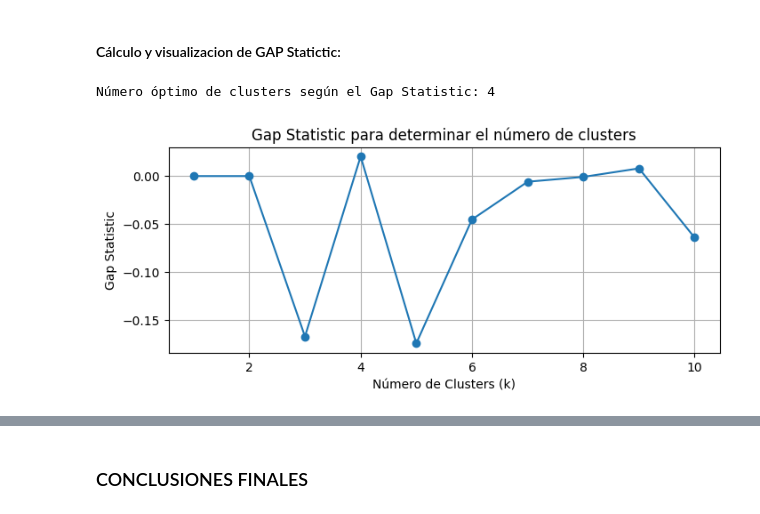
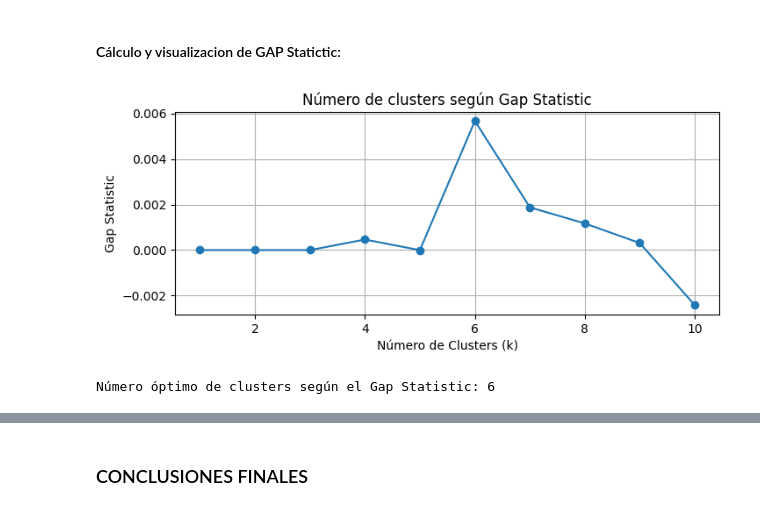
Before and after one commit to CaroRuiz92/TPs_Mineria_Datos, a Jupyter notebook: TP1/Trabajo_Practico_Nro_1_Bartomioli_Ruiz.ipynb, the cells around one changed output, grey strips where cells are left out. Drawn from its saved outputs; the diff is of its cells as text; code cells hidden in the pictures.

```diff
--- a/TP1/Trabajo_Practico_Nro_1_Bartomioli_Ruiz.ipynb
+++ b/TP1/Trabajo_Practico_Nro_1_Bartomioli_Ruiz.ipynb
@@ -918,16 +919,16 @@ def calculate_intra_cluster_dispersion(X, k):
 gaps = []
 max_k = 10
 
-# Calcula el Gap Statistic para determinar el número óptimo de clusters
+# Gap Statistic para determinar el número de clusters
 for k in range(1, max_k + 1):
     # Calculo la inercia real sobre mis datos reales
     real_inertia = calculate_intra_cluster_dispersion(X_scaled, k)
-    #Calculo la inercia de datos aleatorios con la misma estructura que mis datos originales
+    # Calculo la inercia de datos aleatorios en el mismo rango que mis datos originales
     inertia_list = []
     for _ in range(10):
-      random_data = np.random.rand(*X_scaled.shape)
-      intra_cluster_dispersion = calculate_intra_cluster_dispersion(random_data, k)
-      inertia_list.append(intra_cluster_dispersion)
+        random_data = np.random.uniform(X_scaled.min(axis=0), X_scaled.max(axis=0), size=X_scaled.shape)
+        intra_cluster_dispersion = calculate_intra_cluster_dispersion(random_data, k)
+        inertia_list.append(intra_cluster_dispersion)
 
     reference_inertia = np.mean(inertia_list)
 
@@ -936,15 +937,15 @@ for k in range(1, max_k + 1):
 
 optimal_k = np.argmax(gaps) + 1
 # %%
-print("Número óptimo de clusters según el Gap Statistic:", optimal_k)
-
 plt.figure(figsize=(8, 3))
 plt.plot(range(1, max_k + 1), gaps, marker='o')
 plt.xlabel('Número de Clusters (k)')
 plt.ylabel('Gap Statistic')
-plt.title('Gap Statistic para determinar el número de clusters')
+plt.title('Número de clusters según Gap Statistic')
 plt.grid()
 plt.show()
+
+print("Número óptimo de clusters según el Gap Statistic:", optimal_k)
 # %% [output]
+[figure, new version]
-Número óptimo de clusters según el Gap Statistic: 4
+Número óptimo de clusters según el Gap Statistic: 6
-[figure, old version]
```
Also changed, not shown: parts of 10 cells of this notebook.
